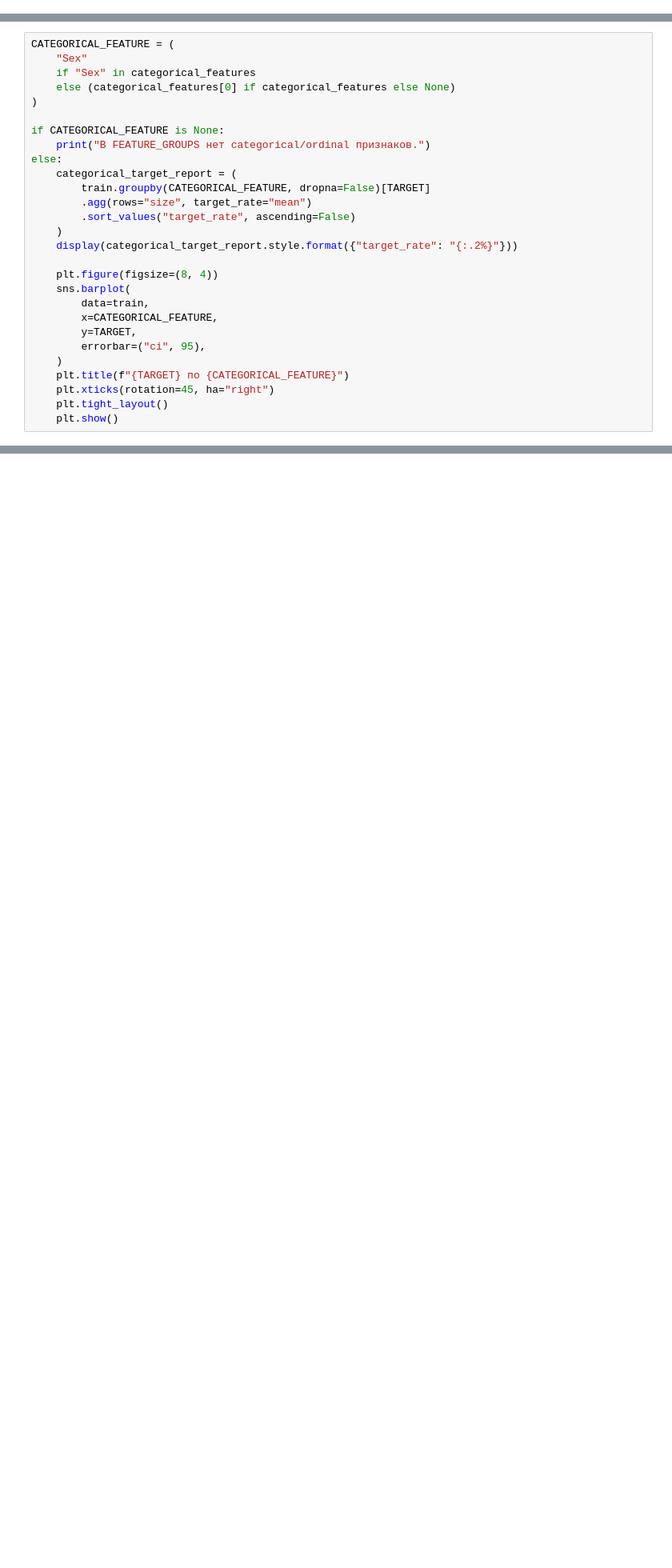
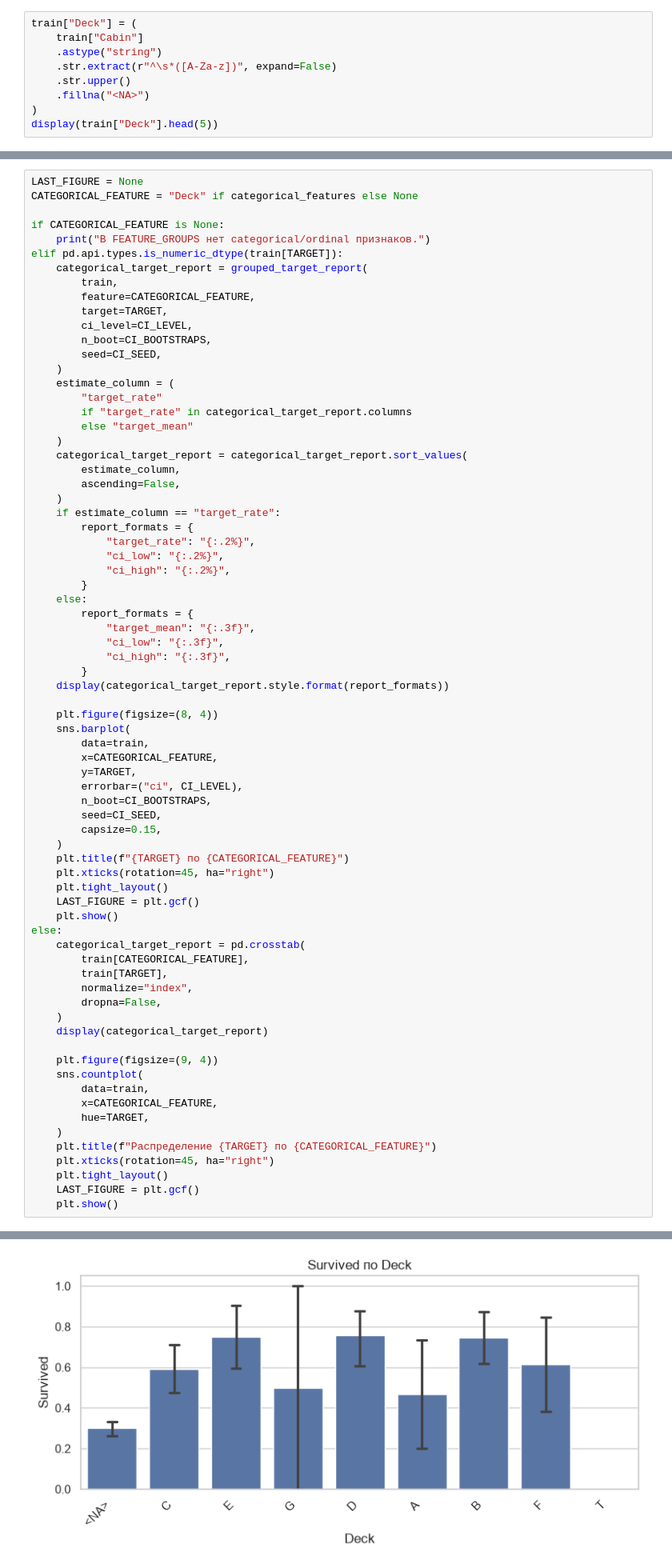
Before and after one commit to tonylarichony-png/Titanik-ML-project, a Jupyter notebook: notebooks/02_eda_hypotheses.ipynb, the cells around one changed output, grey strips where cells are left out. Shown at 80% size. Cells and saved outputs as stored; diff of their text form; blank space fills up the shorter version.

```diff
--- a/notebooks/02_eda_hypotheses.ipynb
+++ b/notebooks/02_eda_hypotheses.ipynb
@@ -166,0 +285,9 @@ print("Категориальные + порядковые:", ", ".join(categori
+# %%
+train["Deck"] = (
+    train["Cabin"]
+    .astype("string")
+    .str.extract(r"^\s*([A-Za-z])", expand=False)
+    .str.upper()
+    .fillna("<NA>")
+)
+display(train["Deck"].head(5))
@@ -167,28 +301,74 @@ print("Категориальные + порядковые:", ", ".join(categori
 # %%
-CATEGORICAL_FEATURE = (
-    "Sex"
-    if "Sex" in categorical_features
-    else (categorical_features[0] if categorical_features else None)
-)
+LAST_FIGURE = None
+CATEGORICAL_FEATURE = "Deck" if categorical_features else None
 
 if CATEGORICAL_FEATURE is None:
     print("В FEATURE_GROUPS нет categorical/ordinal признаков.")
-else:
-    categorical_target_report = (
-        train.groupby(CATEGORICAL_FEATURE, dropna=False)[TARGET]
-        .agg(rows="size", target_rate="mean")
-        .sort_values("target_rate", ascending=False)
+elif pd.api.types.is_numeric_dtype(train[TARGET]):
+    categorical_target_report = grouped_target_report(
+        train,
+        feature=CATEGORICAL_FEATURE,
+        target=TARGET,
+        ci_level=CI_LEVEL,
+        n_boot=CI_BOOTSTRAPS,
+        seed=CI_SEED,
     )
-    display(categorical_target_report.style.format({"target_rate": "{:.2%}"}))
+    estimate_column = (
+        "target_rate"
+        if "target_rate" in categorical_target_report.columns
+        else "target_mean"
+    )
+    categorical_target_report = categorical_target_report.sort_values(
+        estimate_column,
+        ascending=False,
+    )
+    if estimate_column == "target_rate":
+        report_formats = {
+            "target_rate": "{:.2%}",
+            "ci_low": "{:.2%}",
+            "ci_high": "{:.2%}",
+        }
+    else:
+        report_formats = {
+            "target_mean": "{:.3f}",
+            "ci_low": "{:.3f}",
+            "ci_high": "{:.3f}",
+        }
+    display(categorical_target_report.style.format(report_formats))
 
     plt.figure(figsize=(8, 4))
     sns.barplot(
         data=train,
         x=CATEGORICAL_FEATURE,
         y=TARGET,
-        errorbar=("ci", 95),
+        errorbar=("ci", CI_LEVEL),
+        n_boot=CI_BOOTSTRAPS,
+        seed=CI_SEED,
+        capsize=0.15,
     )
     plt.title(f"{TARGET} по {CATEGORICAL_FEATURE}")
     plt.xticks(rotation=45, ha="right")
     plt.tight_layout()
+    LAST_FIGURE = plt.gcf()
     plt.show()
+else:
+    categorical_target_report = pd.crosstab(
+        train[CATEGORICAL_FEATURE],
+        train[TARGET],
+        normalize="index",
+        dropna=False,
+    )
+    display(categorical_target_report)
+
+    plt.figure(figsize=(9, 4))
+    sns.countplot(
+        data=train,
+        x=CATEGORICAL_FEATURE,
+        hue=TARGET,
+    )
+    plt.title(f"Распределение {TARGET} по {CATEGORICAL_FEATURE}")
+    plt.xticks(rotation=45, ha="right")
+    plt.tight_layout()
+    LAST_FIGURE = plt.gcf()
+    plt.show()
+# %% [output]
@@ -195,3 +386,4 @@ else:
+[figure, added]
 # %% [markdown]
 ### Вывод по категориальному признаку
 
```
Also changed, not shown: parts of 31 cells of this notebook, 58 other files.
